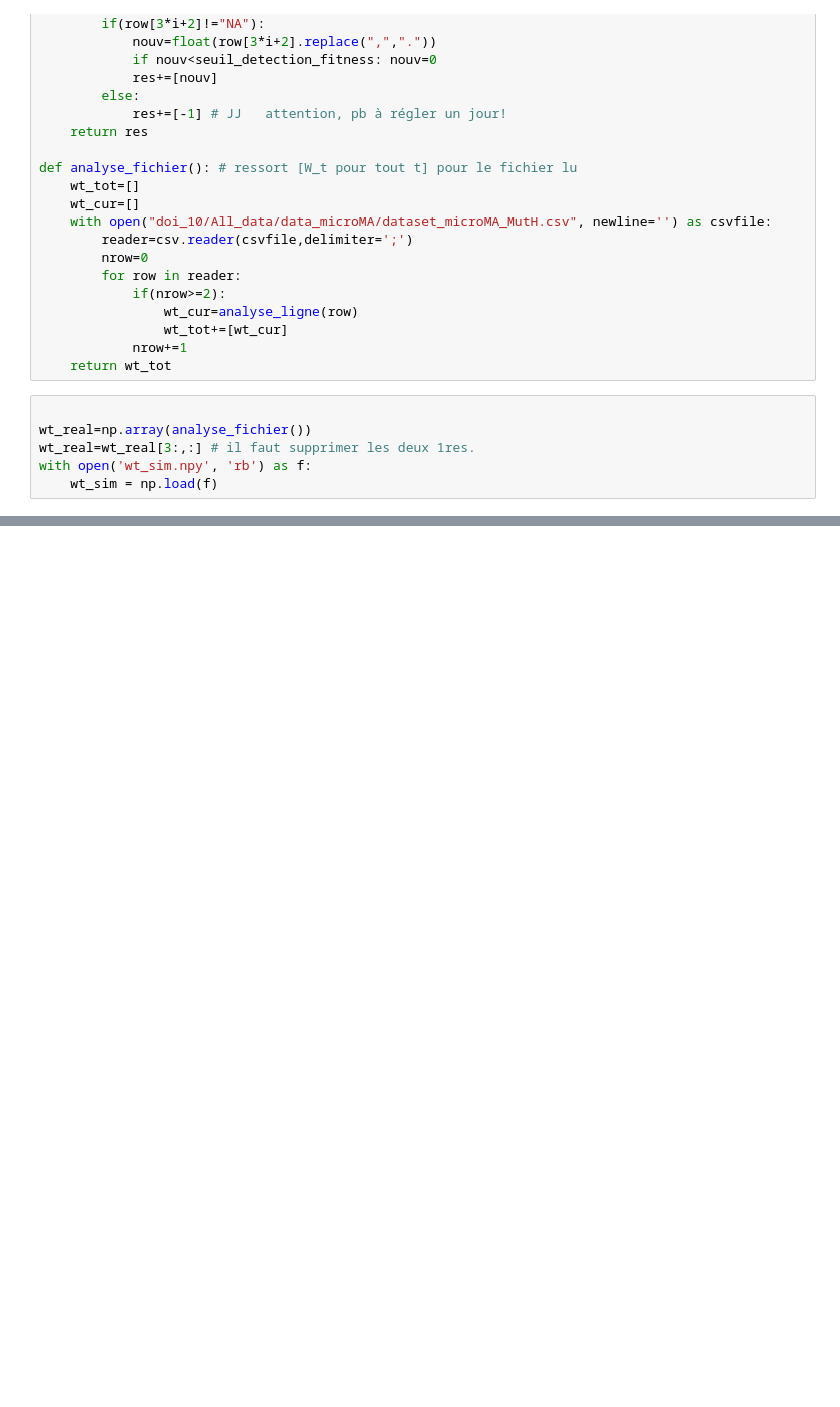
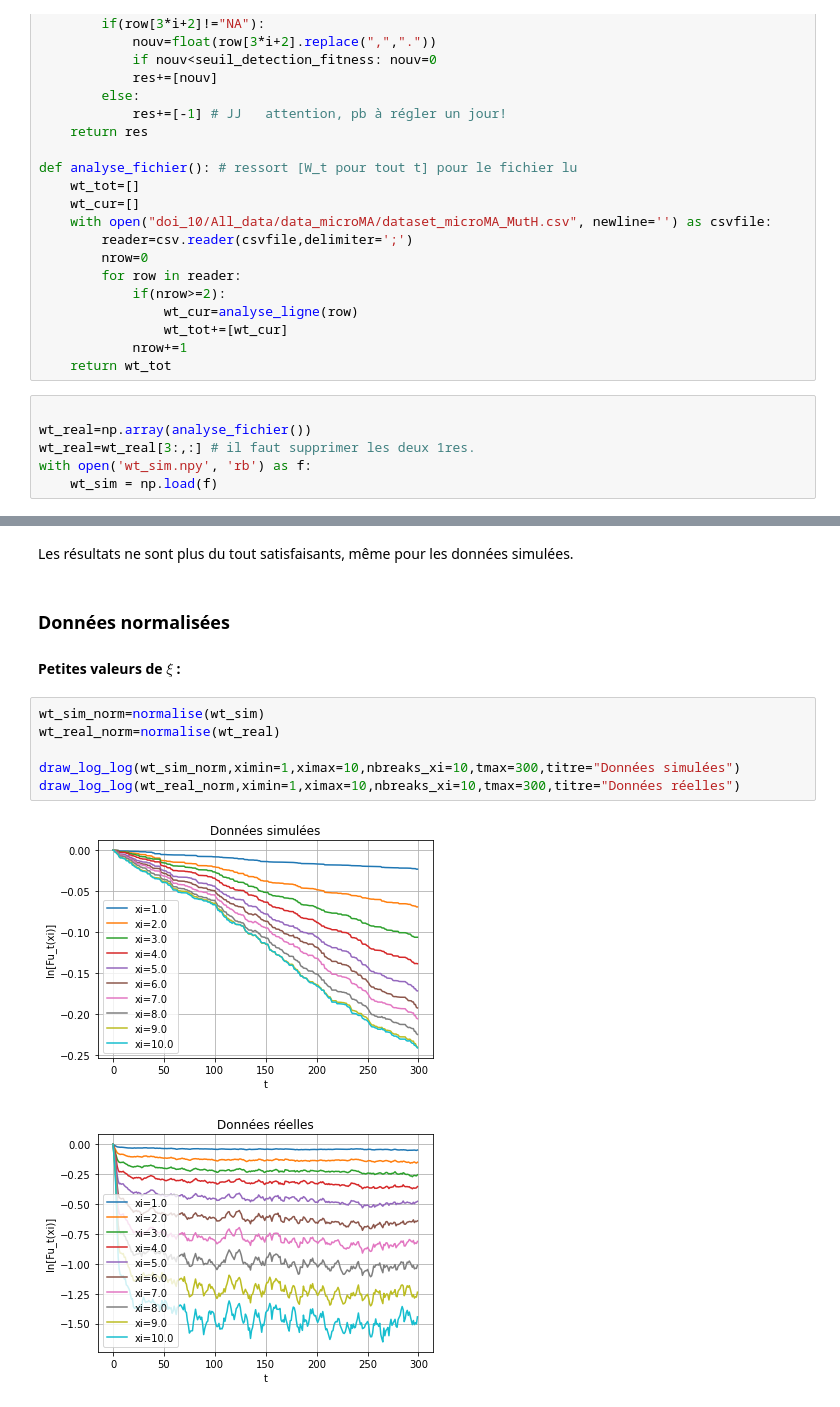
Before and after one commit to Jeremy-Andreoletti/MSV_Project_DFE, a Jupyter notebook: utilisation_fourier.ipynb, the cells around one changed output, grey strips where cells are left out. Cells and saved outputs as stored; diff of their text form; blank space fills up the shorter version.

```diff
--- a/utilisation_fourier.ipynb
+++ b/utilisation_fourier.ipynb
@@ -114,0 +175,15 @@ plt.show()
+# %% [markdown]
+Les résultats ne sont plus du tout satisfaisants, même pour les données  simulées.
+# %% [markdown]
+### Données normalisées
+
+#### Petites valeurs de $\xi$ :
+# %%
+wt_sim_norm=normalise(wt_sim)
+wt_real_norm=normalise(wt_real)
+
+draw_log_log(wt_sim_norm,ximin=1,ximax=10,nbreaks_xi=10,tmax=300,titre="Données simulées")
+draw_log_log(wt_real_norm,ximin=1,ximax=10,nbreaks_xi=10,tmax=300,titre="Données réelles")
+# %% [output]
+[figure, added]
+[figure, added]
```
Also changed, not shown: parts of 29 cells of this notebook.
